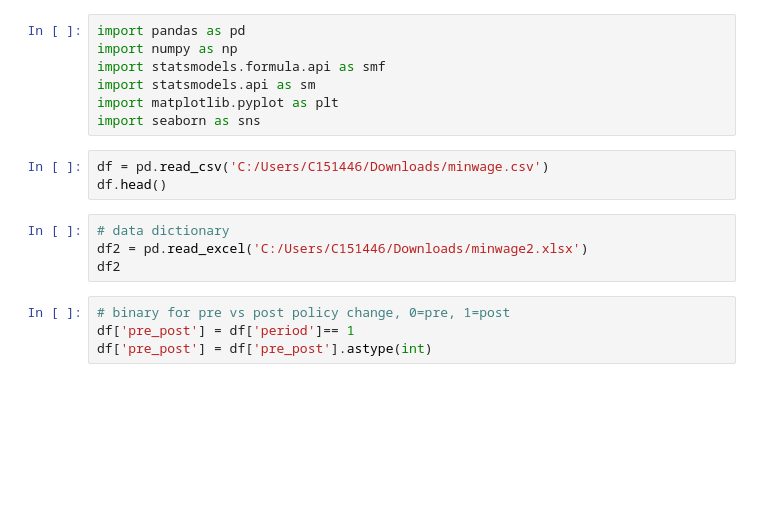
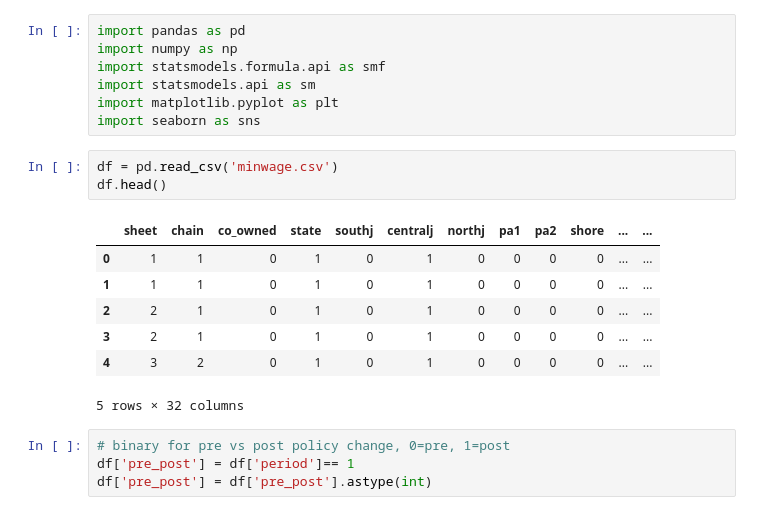
Before and after one commit to Iris-He/difference-in-difference, a Jupyter notebook: did 1994 min wage.ipynb, the cells around one changed output. Drawn from its saved outputs; the diff is of its cells as text; blank space fills up the shorter version.

```diff
--- a/did 1994 min wage.ipynb
+++ b/did 1994 min wage.ipynb
@@ -6,12 +6,16 @@ import statsmodels.api as sm
 import matplotlib.pyplot as plt
 import seaborn as sns
 # %%
-df = pd.read_csv('C:/Users/C151446/Downloads/minwage.csv')
+df = pd.read_csv('minwage.csv')
 df.head()
+# %% [output]
+|  | sheet | chain | co_owned | state | southj | centralj | northj | pa1 | pa2 | shore | ... | ... |
+| 0 | 1 | 1 | 0 | 1 | 0 | 1 | 0 | 0 | 0 | 0 | ... | ... |
+| 1 | 1 | 1 | 0 | 1 | 0 | 1 | 0 | 0 | 0 | 0 | ... | ... |
+| 2 | 2 | 1 | 0 | 1 | 0 | 1 | 0 | 0 | 0 | 0 | ... | ... |
+| 3 | 2 | 1 | 0 | 1 | 0 | 1 | 0 | 0 | 0 | 0 | ... | ... |
+| 4 | 3 | 2 | 0 | 1 | 0 | 1 | 0 | 0 | 0 | 0 | ... | ... |
+5 rows × 32 columns
-# %%
-# data dictionary
-df2 = pd.read_excel('C:/Users/C151446/Downloads/minwage2.xlsx')
-df2
 # %%
 # binary for pre vs post policy change, 0=pre, 1=post
 df['pre_post'] = df['period']== 1
```
Also changed, not shown: parts of 4 cells of this notebook.
